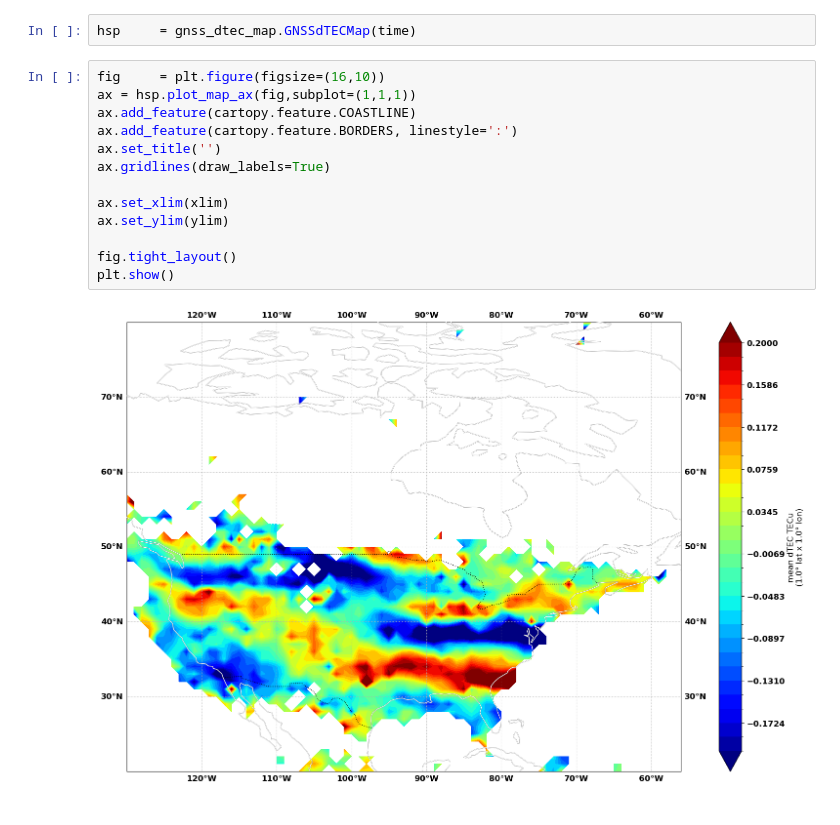
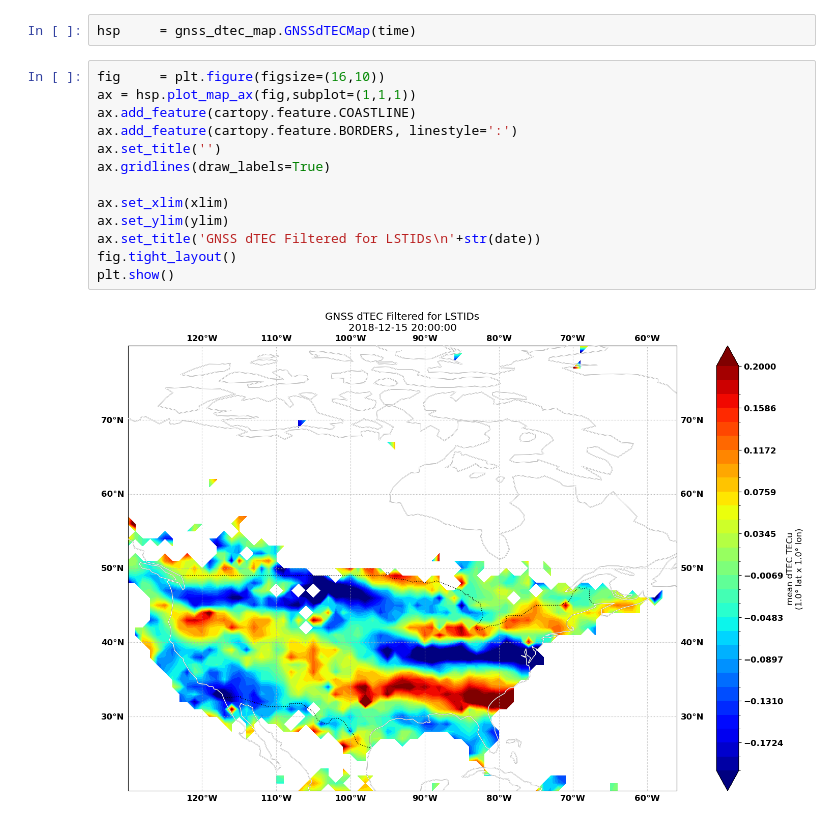
Before and after one commit to w2naf/IRI_TID, a Jupyter notebook: scripts/Compare Simulation with GNSS dTEC.ipynb, the cells around one changed output. Cells and saved outputs as stored; diff of their text form.

```diff
--- a/scripts/Compare Simulation with GNSS dTEC.ipynb
+++ b/scripts/Compare Simulation with GNSS dTEC.ipynb
@@ -201,15 +201,15 @@ hsp     = gnss_dtec_map.GNSSdTECMap(time)
 # %%
 fig     = plt.figure(figsize=(16,10))
 ax = hsp.plot_map_ax(fig,subplot=(1,1,1))
 ax.add_feature(cartopy.feature.COASTLINE)
 ax.add_feature(cartopy.feature.BORDERS, linestyle=':')
 ax.set_title('')
 ax.gridlines(draw_labels=True)
 
 ax.set_xlim(xlim)
 ax.set_ylim(ylim)
-
+ax.set_title('GNSS dTEC Filtered for LSTIDs\n'+str(date))
 fig.tight_layout()
 plt.show()
 # %% [output]
-[figure, old version]
+[figure, new version]
```
Also changed, not shown: 1 other file.
